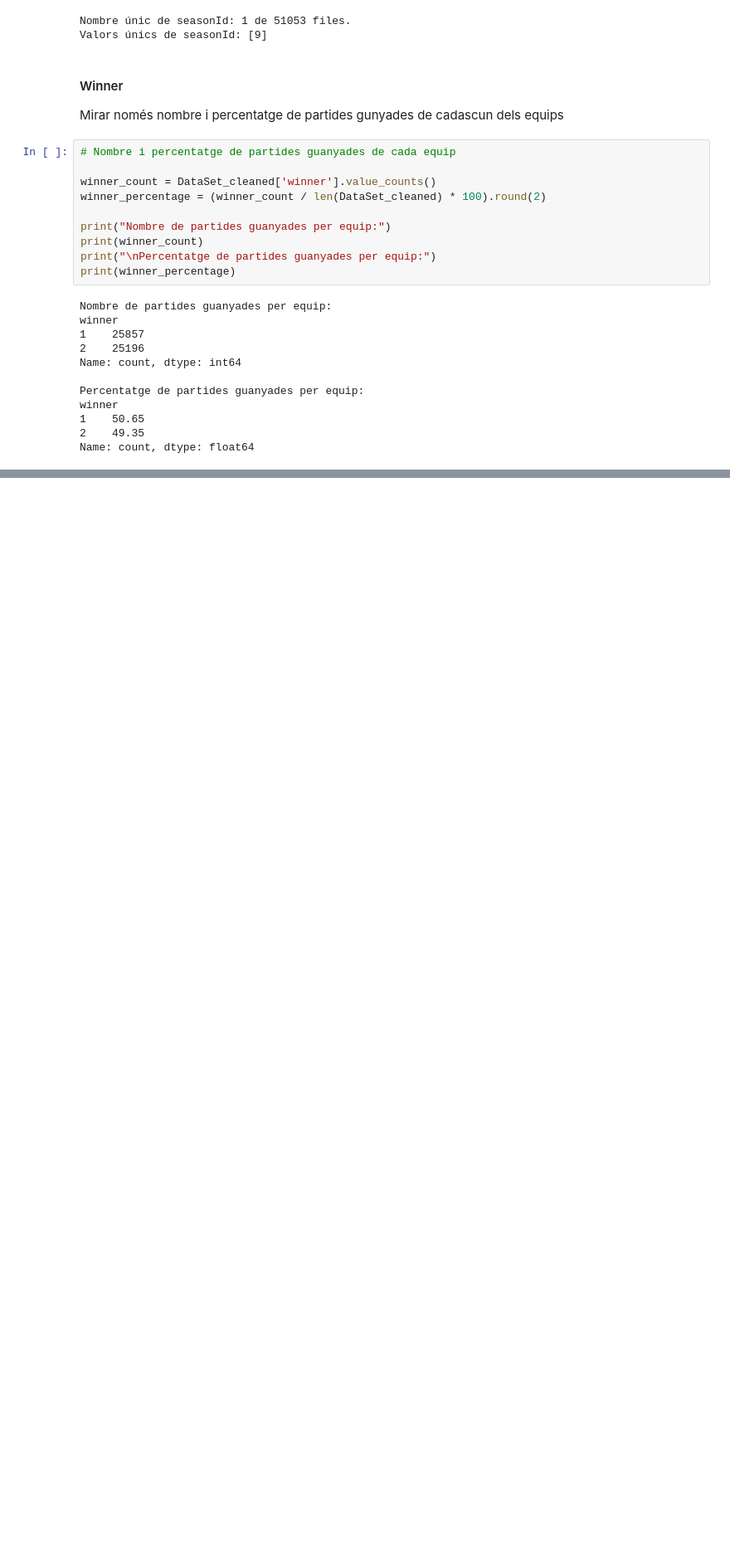
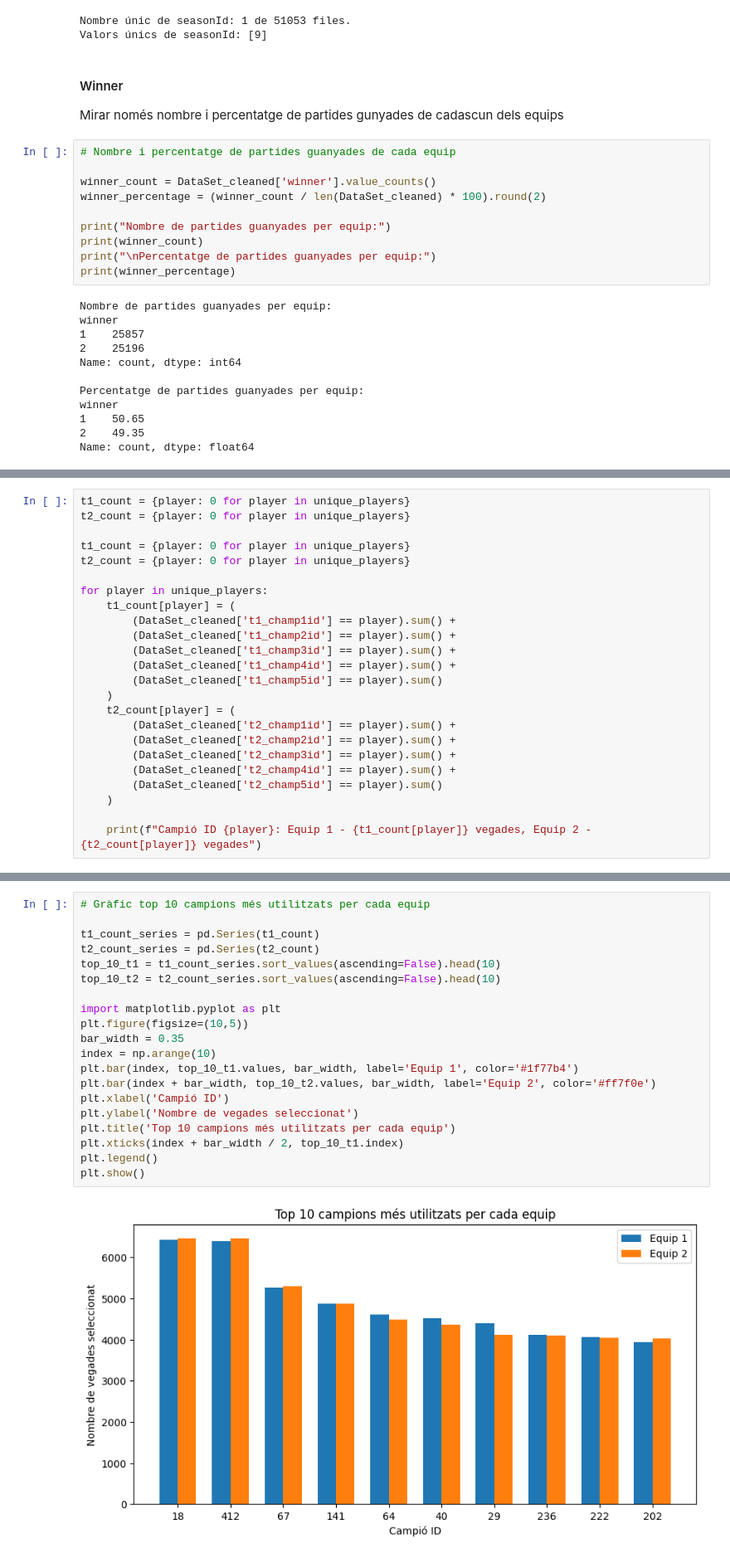
Before and after one commit to NIU1710545/Kaggle-Code, a Jupyter notebook: Anàlisi de dades/Dades..ipynb, the cells around one changed output, grey strips where cells are left out. Shown at 83% size. Saved outputs shown, nothing was run; the diff lists cells and outputs as text; blank space fills up the shorter version.

```diff
--- a/Anàlisi de dades/Dades..ipynb
+++ b/Anàlisi de dades/Dades..ipynb
@@ -284,0 +398,24 @@ Name: count, dtype: float64
+# %%
+t1_count = {player: 0 for player in unique_players}
+t2_count = {player: 0 for player in unique_players}
+
+t1_count = {player: 0 for player in unique_players}
+t2_count = {player: 0 for player in unique_players}
+
+for player in unique_players:
+    t1_count[player] = (
+        (DataSet_cleaned['t1_champ1id'] == player).sum() +
+        (DataSet_cleaned['t1_champ2id'] == player).sum() +
+        (DataSet_cleaned['t1_champ3id'] == player).sum() +
+        (DataSet_cleaned['t1_champ4id'] == player).sum() +
+        (DataSet_cleaned['t1_champ5id'] == player).sum()
+    )
+    t2_count[player] = (
+        (DataSet_cleaned['t2_champ1id'] == player).sum() +
+        (DataSet_cleaned['t2_champ2id'] == player).sum() +
+        (DataSet_cleaned['t2_champ3id'] == player).sum() +
+        (DataSet_cleaned['t2_champ4id'] == player).sum() +
+        (DataSet_cleaned['t2_champ5id'] == player).sum()
+    )
+
+    print(f"Campió ID {player}: Equip 1 - {t1_count[player]} vegades, Equip 2 - {t2_count[player]} vegades")
@@ -284,0 +440,22 @@ Name: count, dtype: float64
+# %%
+# Gràfic top 10 campions més utilitzats per cada equip
+
+t1_count_series = pd.Series(t1_count)
+t2_count_series = pd.Series(t2_count)
+top_10_t1 = t1_count_series.sort_values(ascending=False).head(10)
+top_10_t2 = t2_count_series.sort_values(ascending=False).head(10)
+
+import matplotlib.pyplot as plt
+plt.figure(figsize=(10,5))
+bar_width = 0.35
+index = np.arange(10)
+plt.bar(index, top_10_t1.values, bar_width, label='Equip 1', color='#1f77b4')
+plt.bar(index + bar_width, top_10_t2.values, bar_width, label='Equip 2', color='#ff7f0e')
+plt.xlabel('Campió ID')
+plt.ylabel('Nombre de vegades seleccionat')
+plt.title('Top 10 campions més utilitzats per cada equip')
+plt.xticks(index + bar_width / 2, top_10_t1.index)
+plt.legend()
+plt.show()
+# %% [output]
+[figure, added]
```
Also changed, not shown: parts of 17 cells of this notebook.
